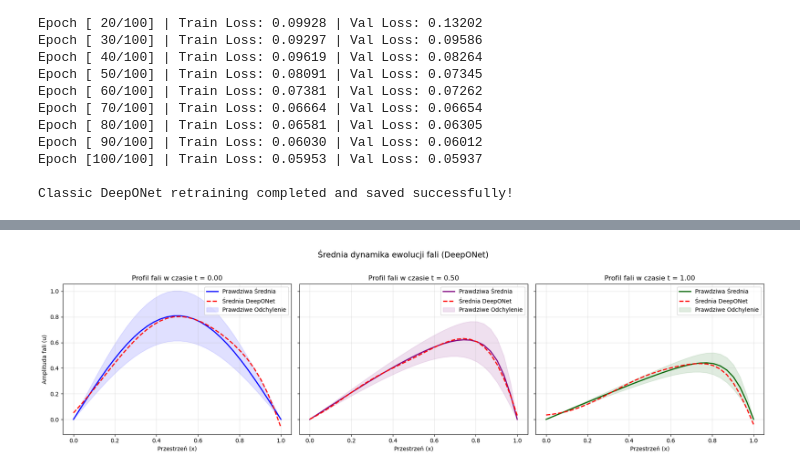
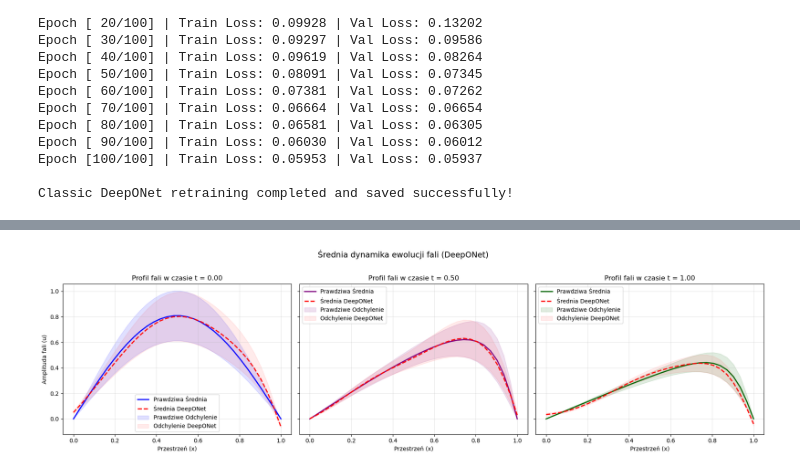
Before and after one commit to AntekBall/Approximating-Differential-Equation-Solution-Operators-with-Neural-Operators, a Jupyter notebook: Models/DeepONet_classic_Burgers.ipynb, the cells around one changed output, grey strips where cells are left out. Drawn from its saved outputs; the diff is of its cells as text; code cells hidden in the pictures.

Commit message:
add fixed plots

```diff
--- a/Models/DeepONet_classic_Burgers.ipynb
+++ b/Models/DeepONet_classic_Burgers.ipynb
@@ -272,0 +290,26 @@ Classic DeepONet retraining completed and saved successfully!
+# %%
+output_dir = "../Plots/deeponet_burgers_plots"
+os.makedirs(output_dir, exist_ok=True)
+
+final_don_model.eval()
+all_preds = []
+all_targets = []
+
+with torch.no_grad():
+    for X_branch, Y_target in test_loader:
+        output = final_don_model(X_branch, coords)
+        all_preds.append(output.numpy())
+        all_targets.append(Y_target.numpy())
+
+all_preds = np.concatenate(all_preds, axis=0)  # Shape: (N_test, 16000)
+all_targets = np.concatenate(all_targets, axis=0)  # Shape: (N_test, 16000)
+
+# Reshape arrays back into 2D space-time topologies
+Nx, Nt = 32, 500
+all_preds_mesh = all_preds.reshape(-1, Nt, Nx)
+all_targets_mesh = all_targets.reshape(-1, Nt, Nx)
+abs_error_mesh = np.abs(all_targets_mesh - all_preds_mesh)
+
+# Reconstruct 1D plotting coordinates
+x_axis = coords[:Nx, 0].numpy()
+time_axis = coords[::Nx, 1].numpy()
@@ -387,6 +405,7 @@ for sample_idx in random_indices:
 mean_target = all_targets_mesh.mean(axis=0)  # Shape: [Nt, Nx]
 mean_pred = all_preds_mesh.mean(axis=0)  # Shape: [Nt, Nx]
 std_target = all_targets_mesh.std(axis=0)  # Shape: [Nt, Nx]
+std_pred = all_preds_mesh.std(axis=0)  # Shape: [Nt, Nx]
 
 # Pick temporal indexes to review (Initial wave form, midpoint, final dissipation state)
 time_slices = [0, len(time_axis) // 2, -1]
@@ -416,32 +435,46 @@ for idx, t_idx in enumerate(time_slices):
         label="Średnia DeepONet",
     )
 
     # Fill boundaries showing physical deviation distribution across the dataset
     axes[idx].fill_between(
         x_axis,
         mean_target[t_idx] - std_target[t_idx],
         mean_target[t_idx] + std_target[t_idx],
         color=slice_colors[idx],
         alpha=0.12,
         label="Prawdziwe Odchylenie",
     )
 
+    # NOWY ELEMENT: Cieniowanie odchylenia standardowego dla przewidywań modelu DeepONet
+    axes[idx].fill_between(
+        x_axis,
+        mean_pred[t_idx] - std_pred[t_idx],
+        mean_pred[t_idx] + std_pred[t_idx],
+        color="red",
+        alpha=0.08,  # Niższa przezroczystość zapobiega nakładaniu się kolorów w nieczytelny sposób
+        label="Odchylenie DeepONet",
+    )
+
     axes[idx].set_title(f"Profil fali w czasie t = {actual_t:.2f}")
     axes[idx].set_xlabel("Przestrzeń (x)")
 
     if idx == 0:
         axes[idx].set_ylabel("Amplituda fali (u)")
-    axes[idx].legend(loc="upper right")
+        axes[idx].legend(loc="lower center")
+    elif idx == 1:
+        axes[idx].legend(loc="upper left")
+    else:
+        axes[idx].legend(loc="upper left")
     axes[idx].grid(True, alpha=0.3)
 
 plt.suptitle(
     "Średnia dynamika ewolucji fali (DeepONet)", fontsize=14, y=1.02
 )
 plt.tight_layout()
 
 # Save the statistics profile analysis sheet
 plot3_path = os.path.join(output_dir, "Burgers_DeepONet_averages.png")
 plt.savefig(plot3_path, dpi=300, bbox_inches="tight")
 plt.show()
 # %% [output]
-[figure, old version]
+[figure, new version]
```
Also changed, not shown: parts of 10 cells of this notebook, 3 other files.
